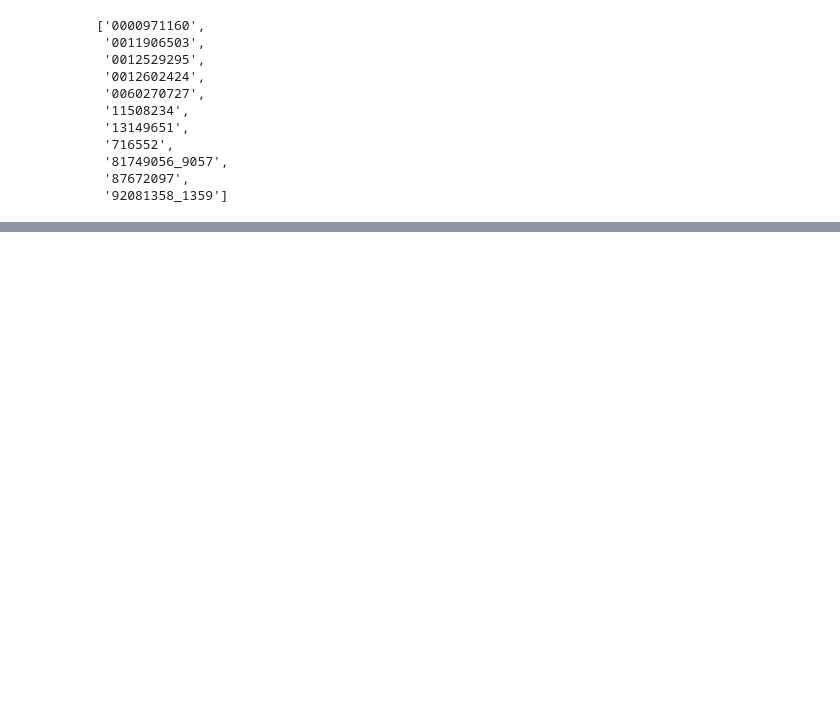
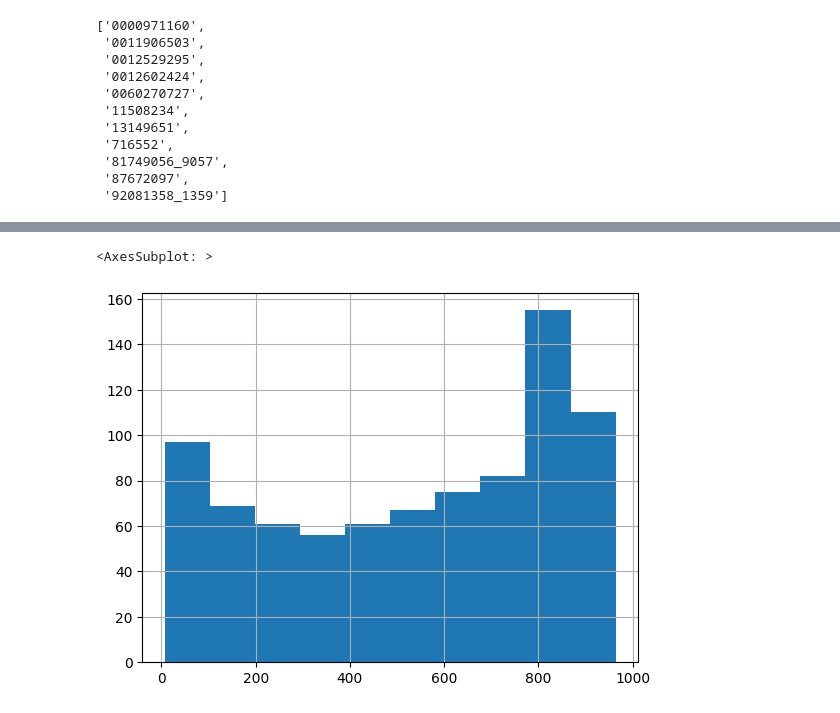
Before and after one commit to minhtriet/dstest, a Jupyter notebook: EDAreal.ipynb, the cells around one changed output, grey strips where cells are left out. Saved outputs shown, nothing was run; the diff lists cells and outputs as text; code cells hidden in the pictures; blank space fills up the shorter version.

```diff
--- a/EDAreal.ipynb
+++ b/EDAreal.ipynb
@@ -218,0 +274,5 @@ Square as question
+# %%
+non_nan_train_df_w_coord[non_nan_train_df_w_coord['label']=='other']['y1'].hist()
+# %% [output]
+<AxesSubplot: >
+[figure, added]
```
Also changed, not shown: parts of 12 cells of this notebook.
